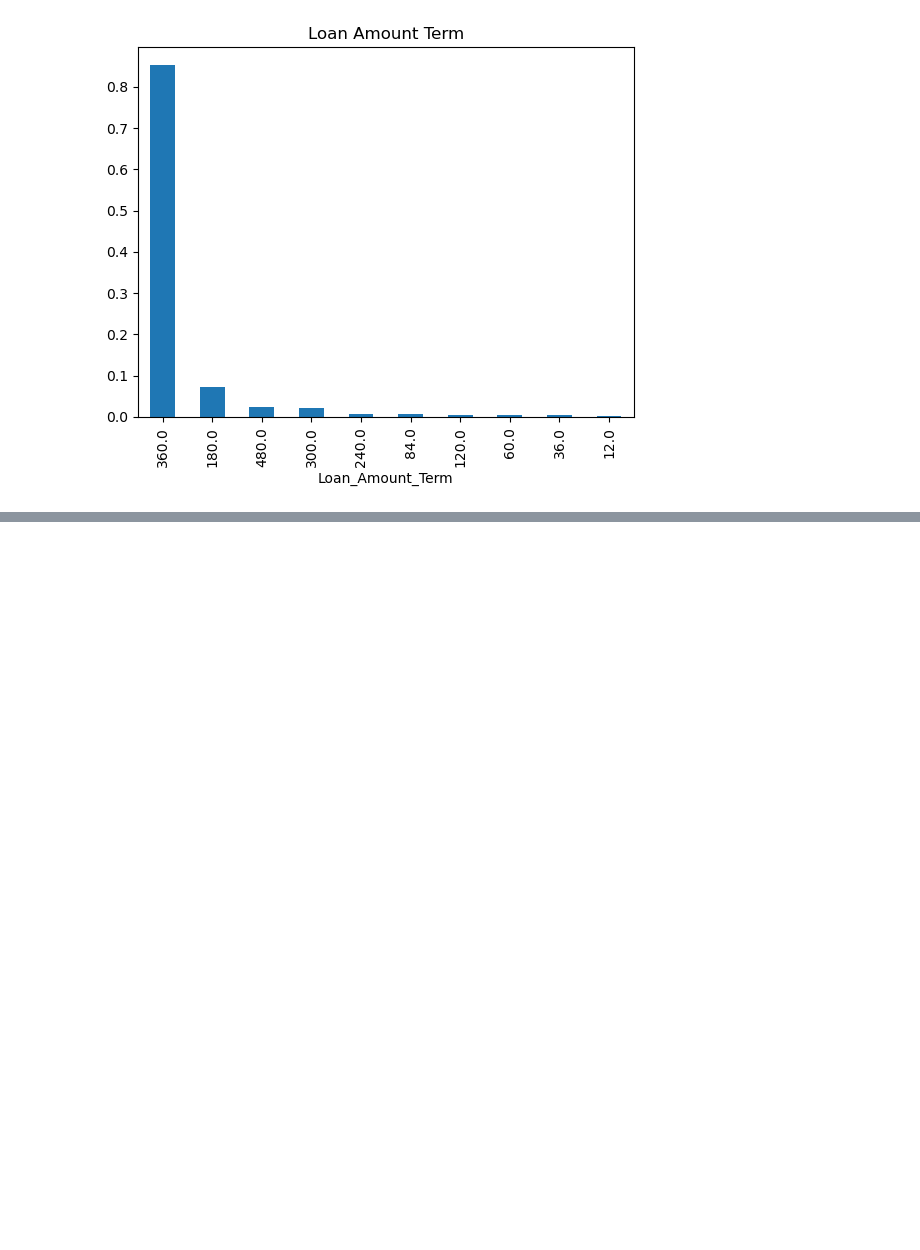
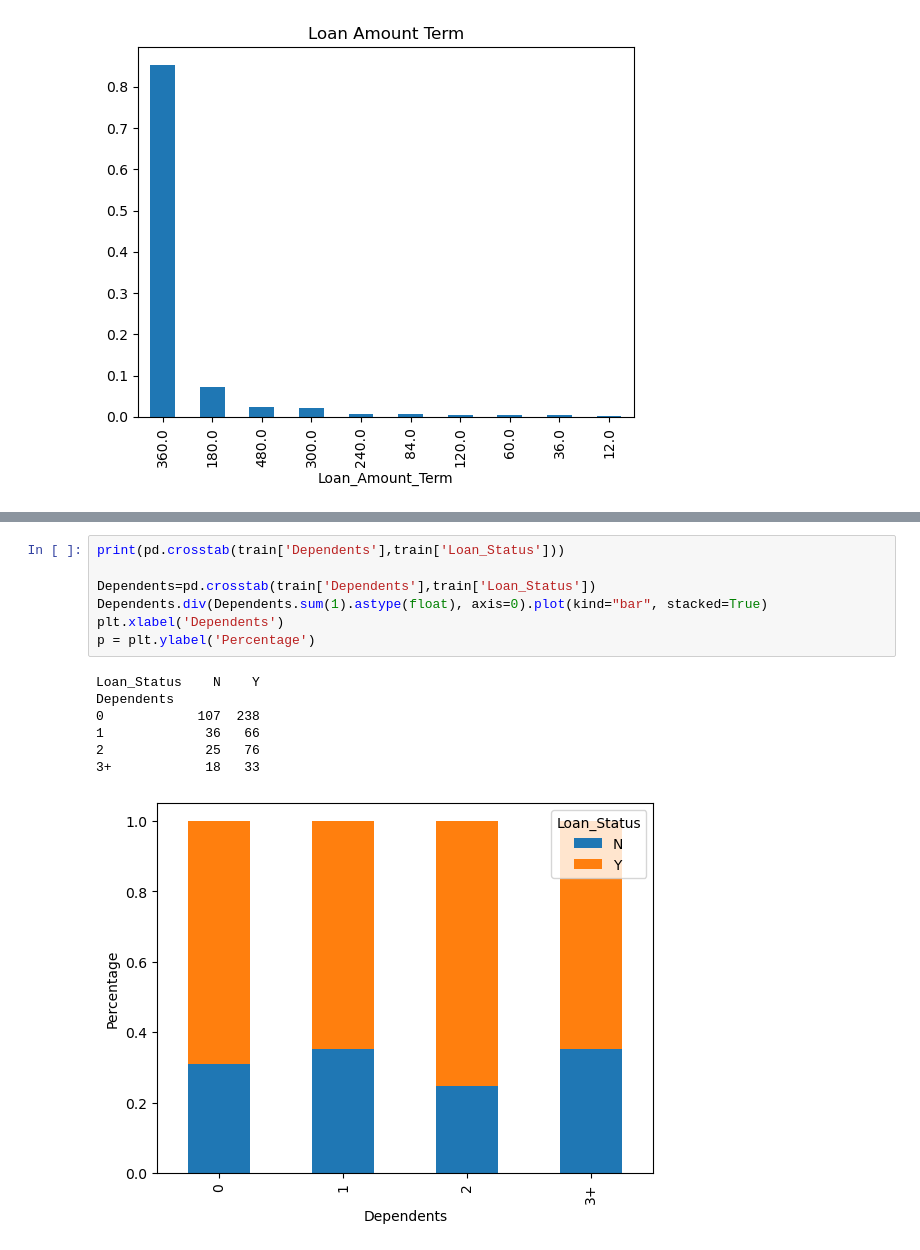
Before and after one commit to akhnasj/predictive-modelling-for-loan-approval, a Jupyter notebook: PMLA.ipynb, the cells around one changed output, grey strips where cells are left out. Drawn from its saved outputs; the diff is of its cells as text; blank space fills up the shorter version.

```diff
--- a/PMLA.ipynb
+++ b/PMLA.ipynb
@@ -290,0 +321,15 @@ train['Loan_Amount_Term'].value_counts(normalize = True).plot.bar(title = 'Loan
+# %%
+print(pd.crosstab(train['Dependents'],train['Loan_Status']))
+
+Dependents=pd.crosstab(train['Dependents'],train['Loan_Status'])
+Dependents.div(Dependents.sum(1).astype(float), axis=0).plot(kind="bar", stacked=True)
+plt.xlabel('Dependents')
+p = plt.ylabel('Percentage')
+# %% [output]
+Loan_Status    N    Y
+Dependents
+0            107  238
+1             36   66
+2             25   76
+3+            18   33
+[figure, added]
```
Also changed, not shown: parts of 7 cells of this notebook.
